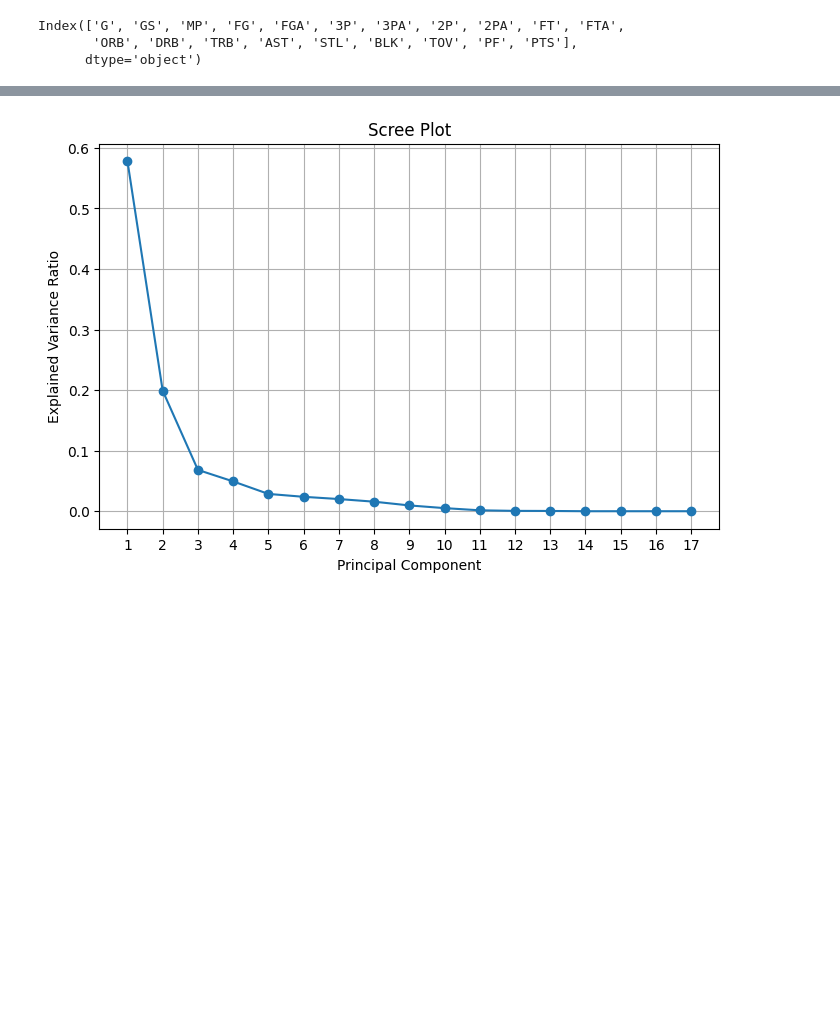
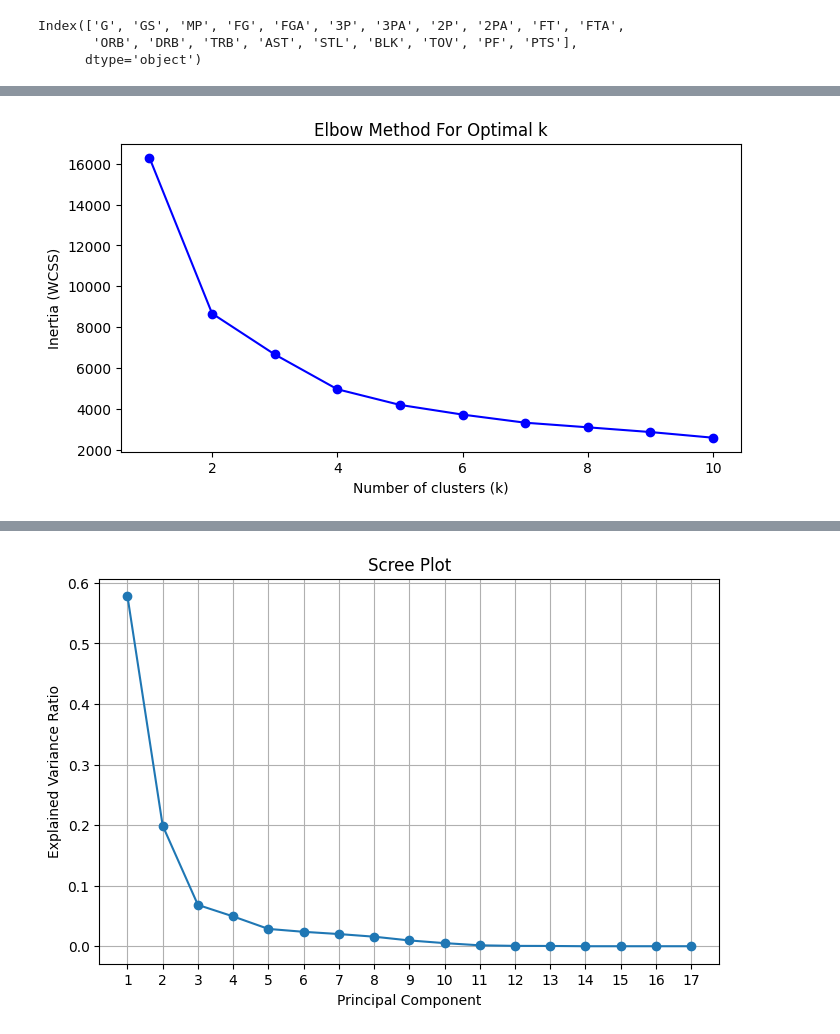
Before and after one commit to nicksalem/2026_portfolio, a Jupyter notebook: NBA classification/EDA/unsupervised_learning.ipynb, the cells around one changed output, grey strips where cells are left out. Cells and saved outputs as stored; diff of their text form; code cells hidden in the pictures; blank space fills up the shorter version.

```diff
--- a/NBA classification/EDA/unsupervised_learning.ipynb
+++ b/NBA classification/EDA/unsupervised_learning.ipynb
@@ -52,0 +148,20 @@ plt.show()
+# %%
+from sklearn.cluster import KMeans
+import matplotlib.pyplot as plt
+
+inertia = []
+K = range(1, 11)
+
+for k in K:
+    kmeans = KMeans(n_clusters=k, random_state=42)
+    kmeans.fit(X_pca)
+    inertia.append(kmeans.inertia_)
+
+plt.figure(figsize=(8, 4))
+plt.plot(K, inertia, 'bo-')
+plt.xlabel('Number of clusters (k)')
+plt.ylabel('Inertia (WCSS)')
+plt.title('Elbow Method For Optimal k')
+plt.show()
+# %% [output]
+[figure, added]
```
Also changed, not shown: parts of 7 cells of this notebook, 15 other files.
